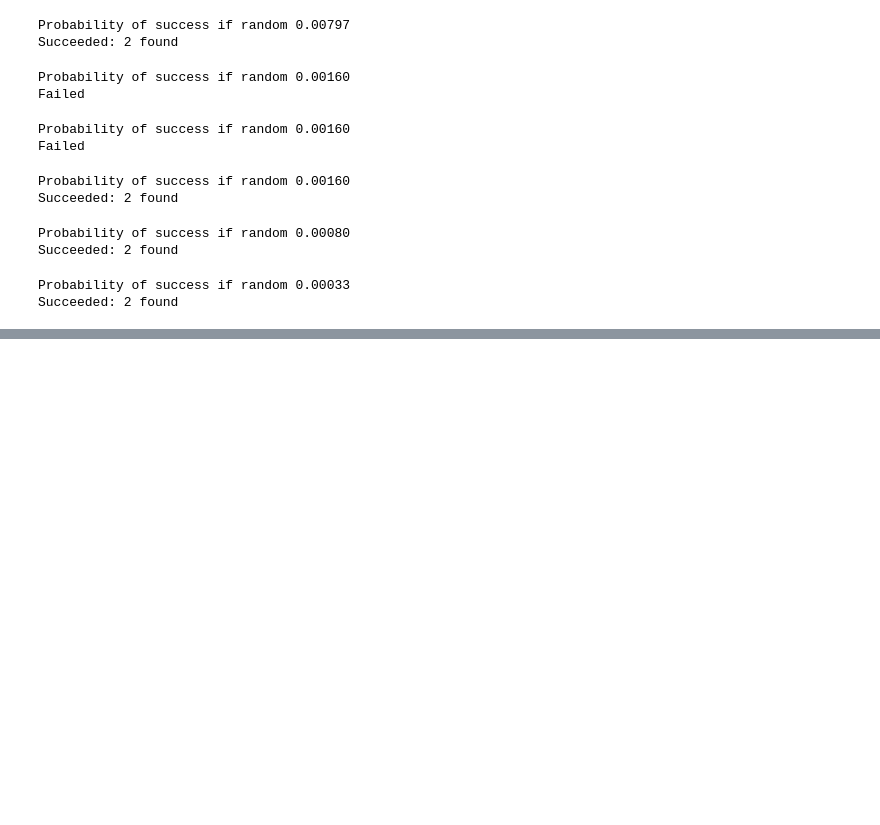
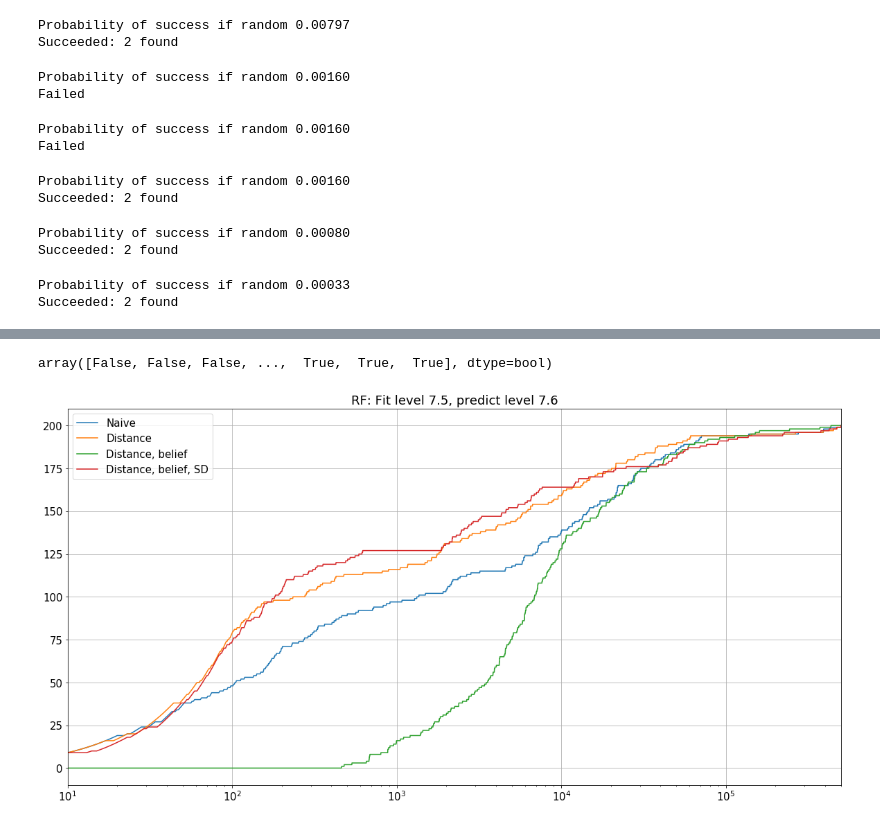
Before and after one commit to owatson/PenalizedPrediction, a Jupyter notebook: MalariaFinal.ipynb, the cells around one changed output, grey strips where cells are left out. Saved outputs shown, nothing was run; the diff lists cells and outputs as text; code cells hidden in the pictures; blank space fills up the shorter version.

```diff
--- a/MalariaFinal.ipynb
+++ b/MalariaFinal.ipynb
@@ -825,8 +879,8 @@ def get_min_dists(fit, mp):
         i += 10000
     return min_dists
 # %%
-def run_experiment_full(num_choice=100*1000, to_choose=20, method='rf',
-                        level_predict=7.6, level_fit=7.5, test_method='james'):
+def run_experiment_full(num_choice=500*1000, to_choose=20, method='rf', file_choice=0, silent=True,
+                        level_predict=7.6, level_fit=7.5, test_method='james', debug=False):
 
 
     methods = ['basic', # Just fit basic model and use that
@@ -856,22 +910,23 @@ def run_experiment_full(num_choice=100*1000, to_choose=20, method='rf',
     good_frac_active = full_models['frac_act'](good_dists)
     good_predicted_potency = good_frac_active * good_active_potency + (1-good_frac_active)*inactive_level
 
-    mp_dists = get_min_dists(df_fit, mp1)
-    mp_fps = np.asarray([fp for fp in mp1.fps.values])
+    mpc = pd.read_pickle(std_files[file_choice])
+    #mp_dists = get_min_dists(df_fit, mpc)
+    mp_dists = get_min_dists(file_choice, level_fit)
+    mp_fps = np.asarray([fp for fp in mpc.fps.values])
 
     mp_basic_potency = act_model.predict(mp_fps)
 
     mp_beta = full_models[method + 'b'](mp_dists)
     mp_active_potency = (mp_beta * mp_basic_potency + (1-mp_beta)*active_level)
 
-    mp_frac_active = full_models['frac_act'](mp1.min_dist.values)
+    mp_frac_active = full_models['frac_act'](mpc.min_dist.values)
     mp_predicted_potency = mp_frac_active * mp_active_potency + (1-mp_frac_active)*inactive_level
 
     mp_predicted_potency[np.isnan(mp_predicted_potency)] = 0.
 
     A = good.shape[0]
-    num_choice = min(num_choice, mp1.shape[0])
-    print('Probability of success if random %.5f' % prob_random(num_choice + A, A=A, T=to_choose))
+    num_choice = min(num_choice, mpc.shape[0])
 
     basic_potency = np.concatenate((mp_basic_potency[:num_choice], good_basic_potency))
     active_potency = np.concatenate((mp_active_potency[:num_choice], good_active_potency))
@@ -884,6 +939,9 @@ def run_experiment_full(num_choice=100*1000, to_choose=20, method='rf',
     if test_method == 'james':
         # Proper log likelihood...
         score = np.log(frac_active(distances)) + scipy.stats.norm.logcdf((active_potency-level_predict)/au)
+        if debug:
+            return score, distances, np.log(frac_active(distances)), \
+            scipy.stats.norm.logcdf((active_potency-level_predict)/au), au
     elif test_method == 'basic':
         score = basic_potency
     elif test_method == 'beliefed_acc':
@@ -892,10 +950,12 @@ def run_experiment_full(num_choice=100*1000, to_choose=20, method='rf',
         score = predicted_potency
         pass
     x = sum(np.argsort(score)[-to_choose:] > num_choice)
-    if (x > 0):
-        print('Succeeded: %d found' % x)
-    else:
-        print('Failed')
-    return np.argsort(score)[-to_choose:], score[np.argsort(score)[-to_choose:]]
+    if not silent:
+        if (x > 0):
+            print('Succeeded: %d found' % x)
+        else:
+            print('Failed')
+    #return np.argsort(score)[-to_choose:], score[np.argsort(score)[-to_choose:]]
+    return(np.argsort(score) > num_choice, distances[np.argsort(score)])
 # %%
 %%time
@@ -988,0 +973,16 @@ _ = run_experiment_full(level_fit=6.5, test_method='basic')
+# %%
+scores[:-20]
+# %% [output]
+array([False, False, False, ...,  True,  True,  True], dtype=bool)
+# %%
+plt.title('RF: Fit level 7.5, predict level 7.6')
+plot(run_experiment_full(test_method='basic')[0][::-1].cumsum(), label='Naive')
+plot(run_experiment_full(test_method='beliefed_acc')[0][::-1].cumsum(), label='Distance')
+plot(run_experiment_full(test_method='beliefed_fa')[0][::-1].cumsum(), label='Distance, belief')
+plot(run_experiment_full()[0][::-1].cumsum(), label='Distance, belief, SD')
+legend(loc='best')
+plt.xscale('log')
+grid(True)
+_ = plt.xlim(10, 5e5)
+# %% [output]
+[figure, added]
```
Also changed, not shown: parts of 39 cells of this notebook.
